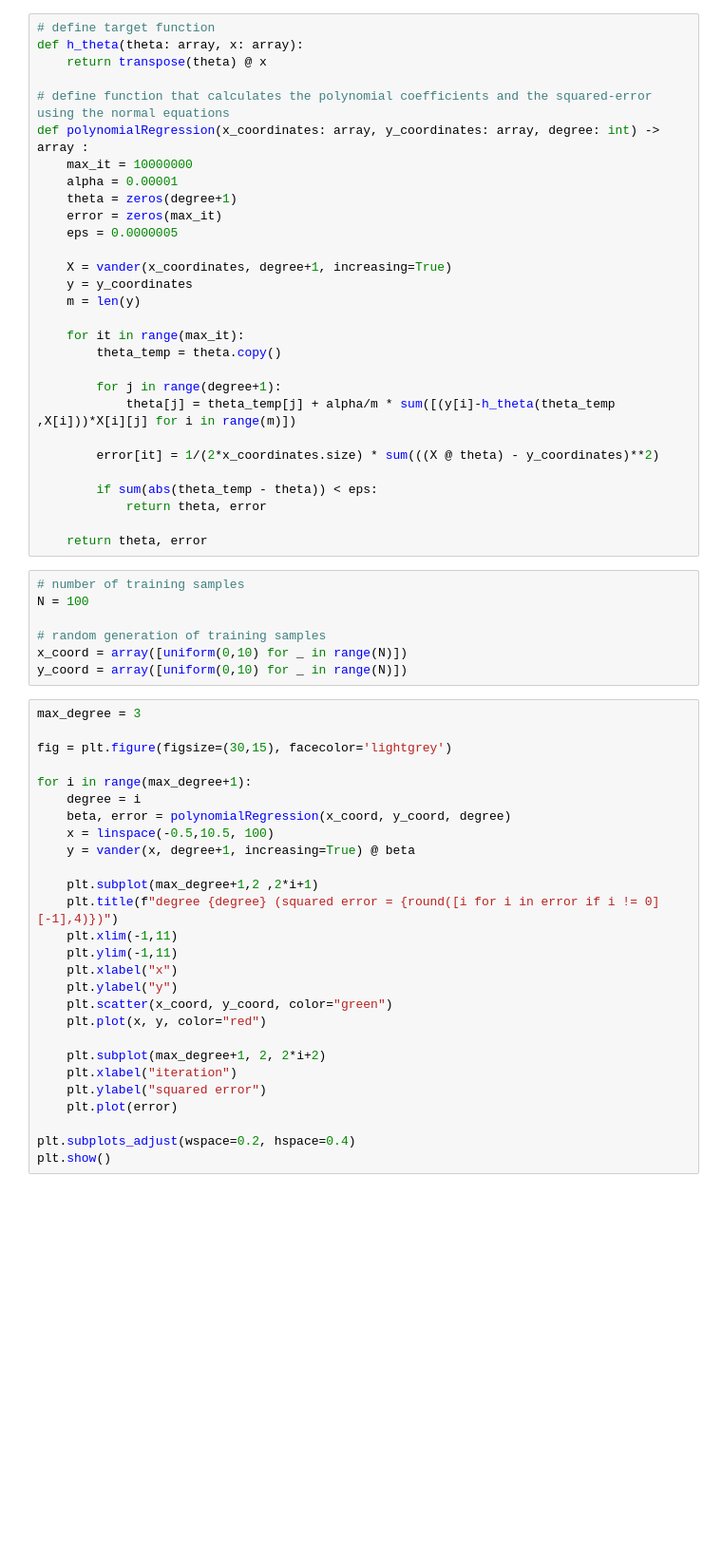
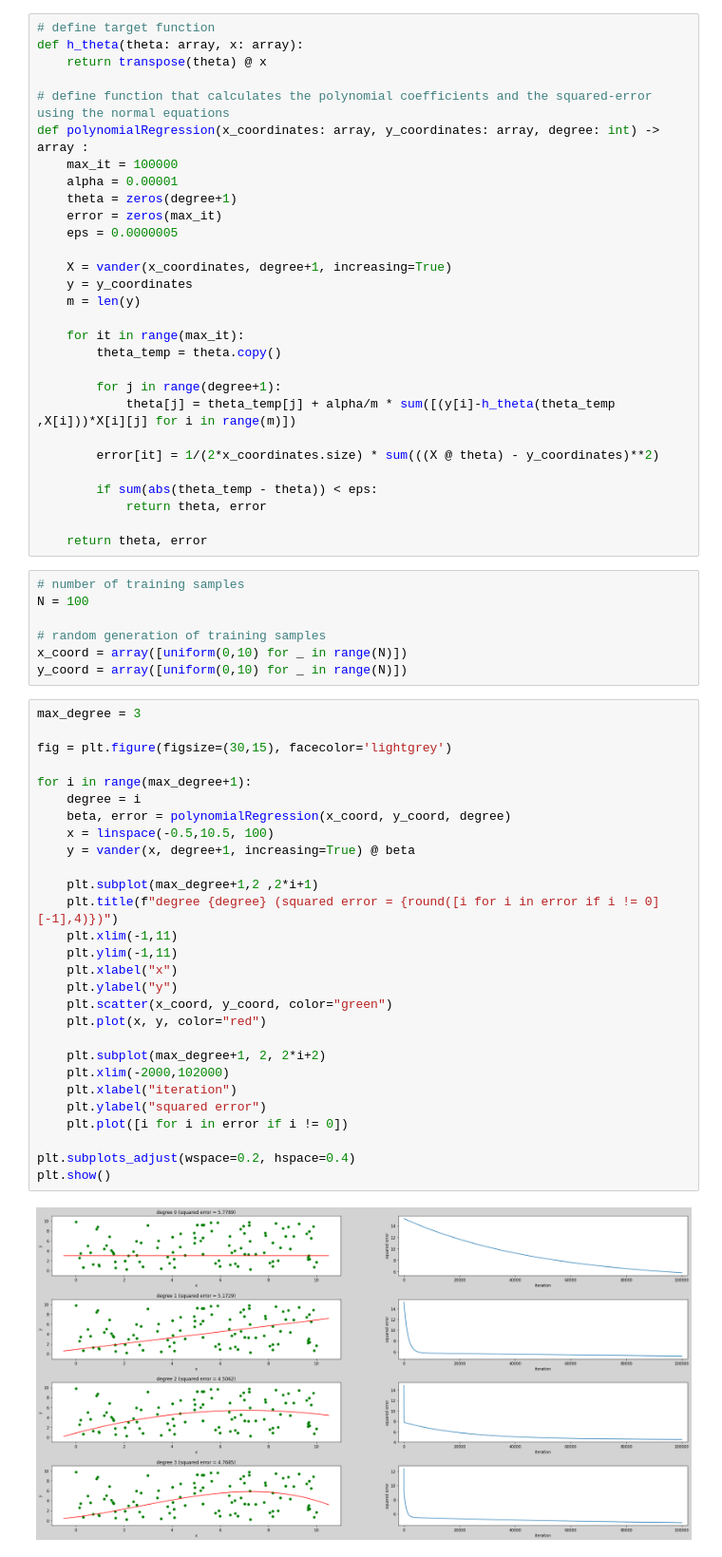
Before and after one commit to jlohunecke/ml, a Jupyter notebook: polynomial_regression_batch_gradient_descent.ipynb, the cells around one changed output. Shown: that part at 95% size. Saved outputs shown, nothing was run; the diff lists cells and outputs as text; blank space fills up the shorter version.

```diff
--- a/polynomial_regression_batch_gradient_descent.ipynb
+++ b/polynomial_regression_batch_gradient_descent.ipynb
@@ -12,7 +12,7 @@ def h_theta(theta: array, x: array):
 
 # define function that calculates the polynomial coefficients and the squared-error using the normal equations
 def polynomialRegression(x_coordinates: array, y_coordinates: array, degree: int) -> array :
-    max_it = 10000000
+    max_it = 100000
     alpha = 0.00001
     theta = zeros(degree+1)
     error = zeros(max_it)
@@ -44,27 +44,30 @@ y_coord = array([uniform(0,10) for _ in range(N)])
 # %%
 max_degree = 3
 
 fig = plt.figure(figsize=(30,15), facecolor='lightgrey')
 
 for i in range(max_degree+1):
     degree = i
     beta, error = polynomialRegression(x_coord, y_coord, degree)
     x = linspace(-0.5,10.5, 100)
     y = vander(x, degree+1, increasing=True) @ beta
 
     plt.subplot(max_degree+1,2 ,2*i+1)
     plt.title(f"degree {degree} (squared error = {round([i for i in error if i != 0][-1],4)})")
     plt.xlim(-1,11)
     plt.ylim(-1,11)
     plt.xlabel("x")
     plt.ylabel("y")
     plt.scatter(x_coord, y_coord, color="green")
     plt.plot(x, y, color="red")
 
     plt.subplot(max_degree+1, 2, 2*i+2)
+    plt.xlim(-2000,102000)
     plt.xlabel("iteration")
     plt.ylabel("squared error")
-    plt.plot(error)
+    plt.plot([i for i in error if i != 0])
 
 plt.subplots_adjust(wspace=0.2, hspace=0.4)
 plt.show()
+# %% [output]
+[figure, added]
```
Also changed, not shown: 3 other files.
